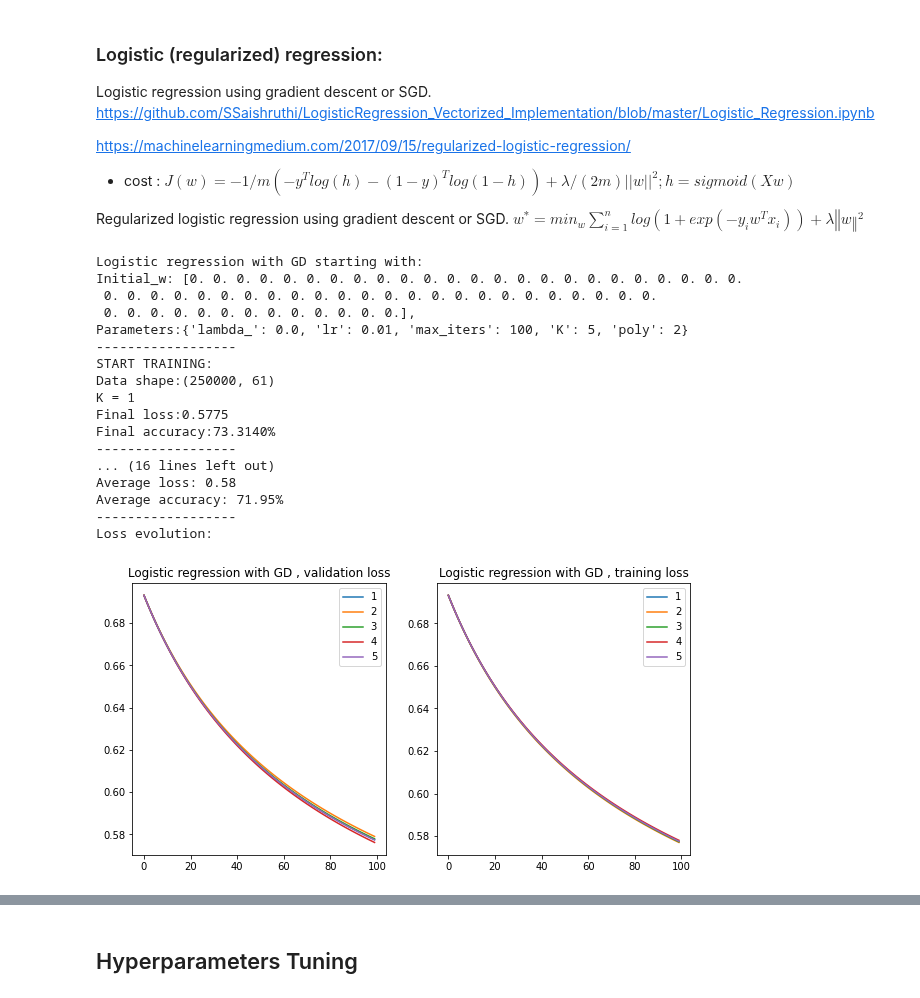
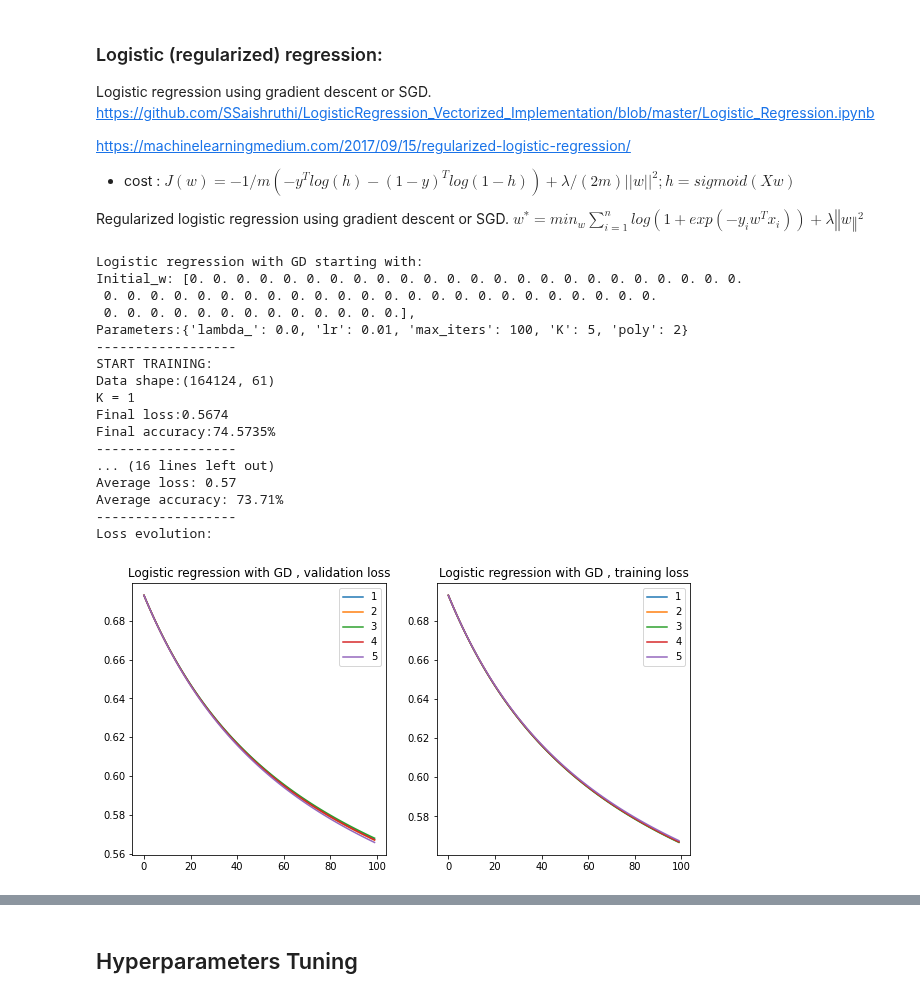
Before and after one commit to Dreyvor/ML_Project_1, a Jupyter notebook: final_submission/project_1.ipynb, the cells around one changed output, grey strips where cells are left out. Cells and saved outputs as stored; diff of their text form; code cells hidden in the pictures.

```diff
--- a/final_submission/project_1.ipynb
+++ b/final_submission/project_1.ipynb
@@ -42,3 +42,7 @@ y, tX, ids = load_csv_data(DATA_TRAIN_PATH)
 print(f'training data shape: y {y.shape}, X {tX.shape}')
 # %% [output]
 training data shape: y (250000,), X (250000, 30)
+# %%
+DATA_TEST_PATH = 'data/test.csv' # TODO: download test data and supply path here
+_, tX_test, ids_test = load_csv_data(DATA_TEST_PATH)
+print(f'test data shape: X {tX_test.shape}')
@@ -45,3 +94,5 @@ training data shape: y (250000,), X (250000, 30)
+# %%
+tX_std, tX_test_std, y = pre_processing(tX_test, tX,y)
 # %%
 data_ind = [
     'DER_mass_MMC', 'DER_mass_transverse_met_lep', 'DER_mass_vis', 'DER_pt_h',
@@ -103,3 +148,10 @@ y = y_enc
 #### Choose data:
 # %%
 tX = tX_filtered
+# %%
+# polynonmial expansion:
+POLY = 2
+tX_pol = poly_feats(tX, POLY)
+
+# standardize:
+tX_std = standardize(tX_pol)
@@ -245,26 +299,26 @@ https://machinelearningmedium.com/2017/09/15/regularized-logistic-regression/
 Regularized logistic regression using gradient descent or SGD. $ w^* = min_w \sum_{i=1}^n log(1+exp(-y_i w^T x_i)) +\lambda ‖w‖^2$
 # %%
 # Test of logistic regularized regression:
-best_w, avg_loss = logistic_regression(y, tX, np.zeros(tX.shape[1]*2+1),
+best_w, avg_loss = logistic_regression(y, tX_std, np.zeros(tX.shape[1]*2+1),
                                     max_iters = 100, gamma = 0.01)
 # %% [output]
 Logistic regression with GD starting with:
 Initial_w: [0. 0. 0. 0. 0. 0. 0. 0. 0. 0. 0. 0. 0. 0. 0. 0. 0. 0. 0. 0. 0. 0. 0. 0.
  0. 0. 0. 0. 0. 0. 0. 0. 0. 0. 0. 0. 0. 0. 0. 0. 0. 0. 0. 0. 0. 0. 0. 0.
  0. 0. 0. 0. 0. 0. 0. 0. 0. 0. 0. 0. 0.],
 Parameters:{'lambda_': 0.0, 'lr': 0.01, 'max_iters': 100, 'K': 5, 'poly': 2}
 ------------------
 START TRAINING:
-Data shape:(250000, 61)
+Data shape:(164124, 61)
 K = 1
-Final loss:0.5775
-Final accuracy:73.3140%
+Final loss:0.5674
+Final accuracy:74.5735%
 ------------------
 ... (16 lines left out)
-Average loss: 0.58
-Average accuracy: 71.95%
+Average loss: 0.57
+Average accuracy: 73.71%
 ------------------
 Loss evolution:
-[figure, old version]
+[figure, new version]
 # %%
 # Test of logistic regularized regression:
```
Also changed, not shown: parts of 26 cells of this notebook, 9 other files.
